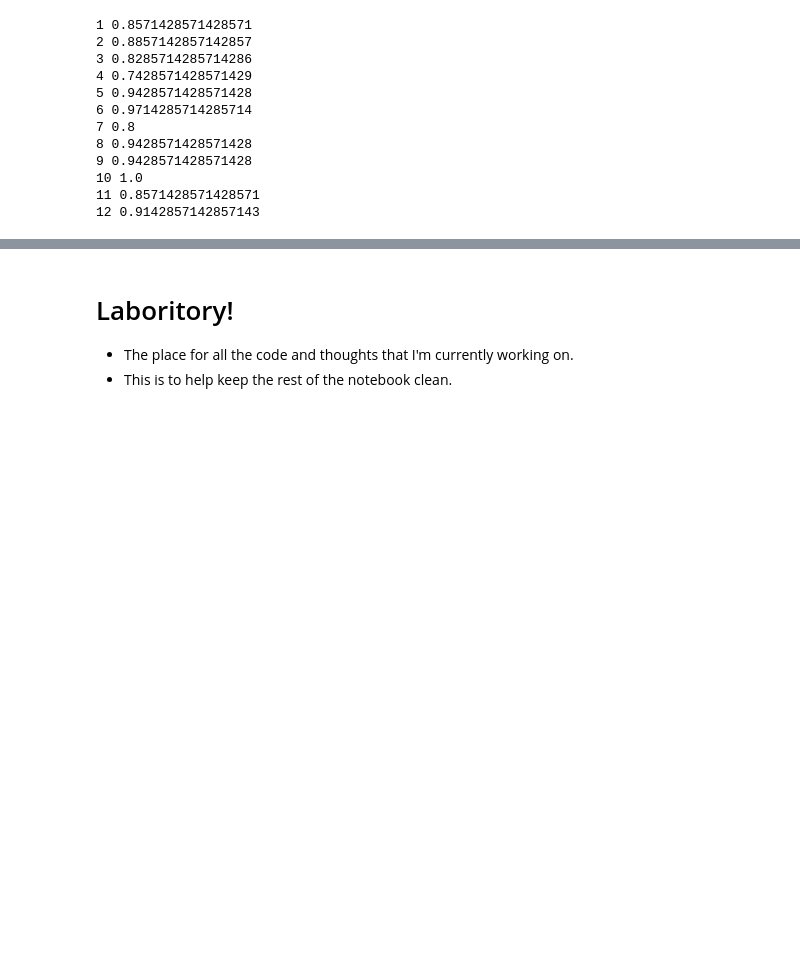
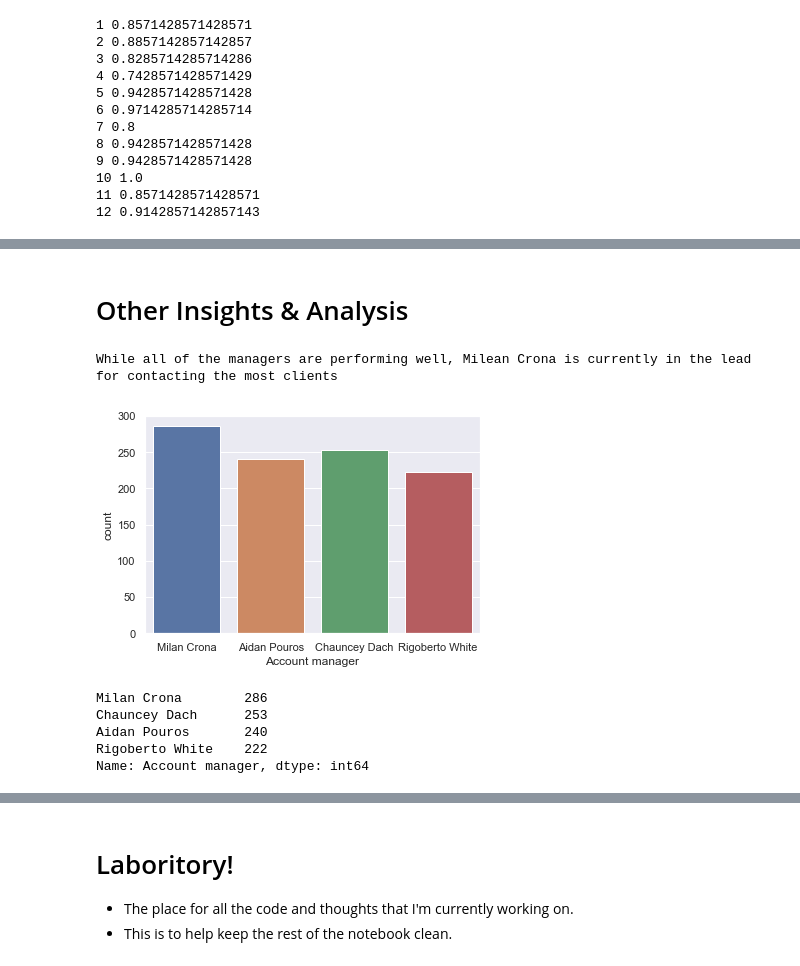
Before and after one commit to TerraJRiley/Client_Contact_Month, a Jupyter notebook: Spreadsheet_Analysis_Response.ipynb, the cells around one changed output, grey strips where cells are left out. Cells and saved outputs as stored; diff of their text form; code cells hidden in the pictures; blank space fills up the shorter version.

```diff
--- a/Spreadsheet_Analysis_Response.ipynb
+++ b/Spreadsheet_Analysis_Response.ipynb
@@ -117,0 +102,17 @@ Answer:
+# %% [markdown]
+# Other Insights & Analysis
+# %%
+print('While all of the managers are performing well, Milean Crona is currently in the lead for contacting the most clients')
+sns.countplot(x="Account manager", data=df);
+# %% [output]
+While all of the managers are performing well, Milean Crona is currently in the lead for contacting the most clients
+[figure, added]
+# %%
+# Incase you're wondering about the exact numeric counts, they are as follows:
+df['Account manager'].value_counts()
+# %% [output]
+Milan Crona        286
+Chauncey Dach      253
+Aidan Pouros       240
+Rigoberto White    222
+Name: Account manager, dtype: int64
```
Also changed, not shown: parts of 18 cells of this notebook, 1 other file.
